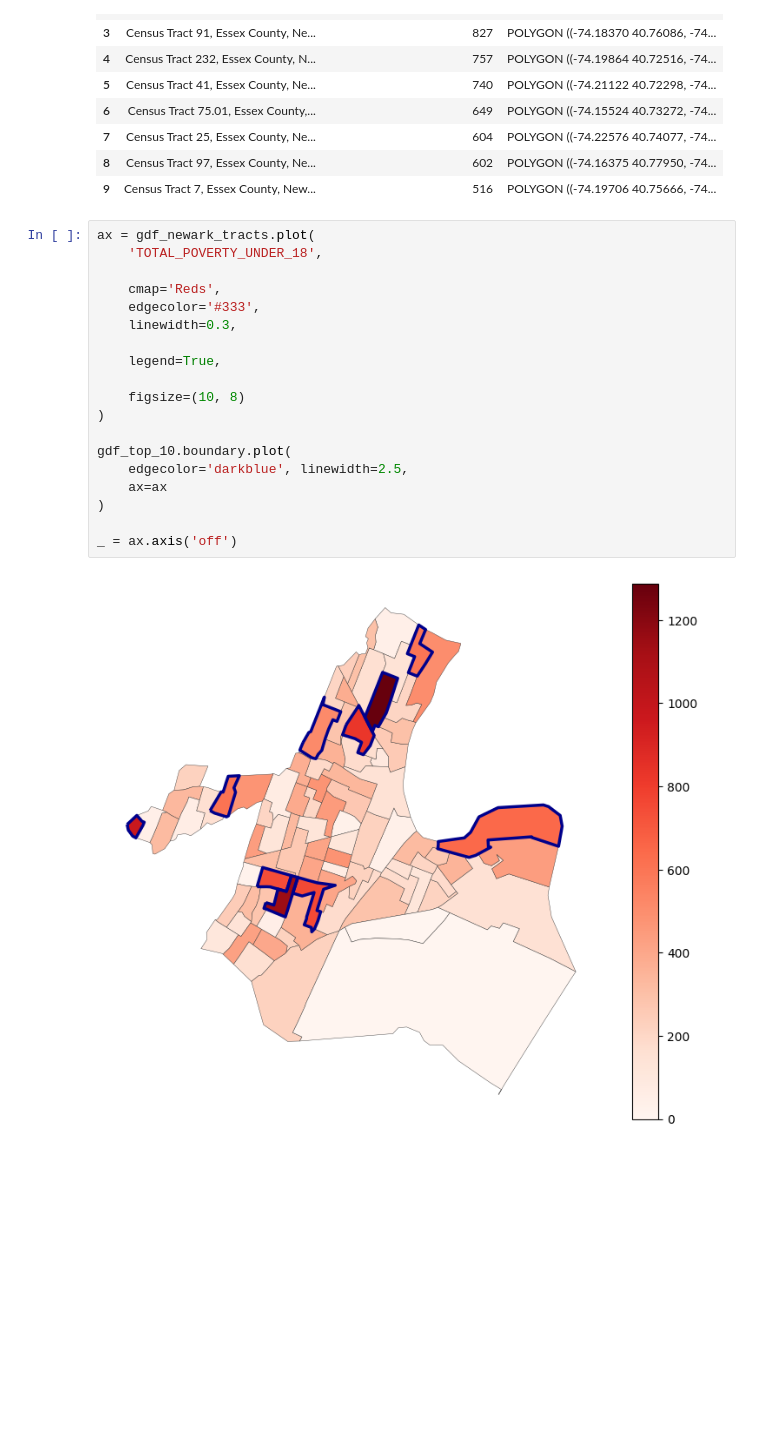
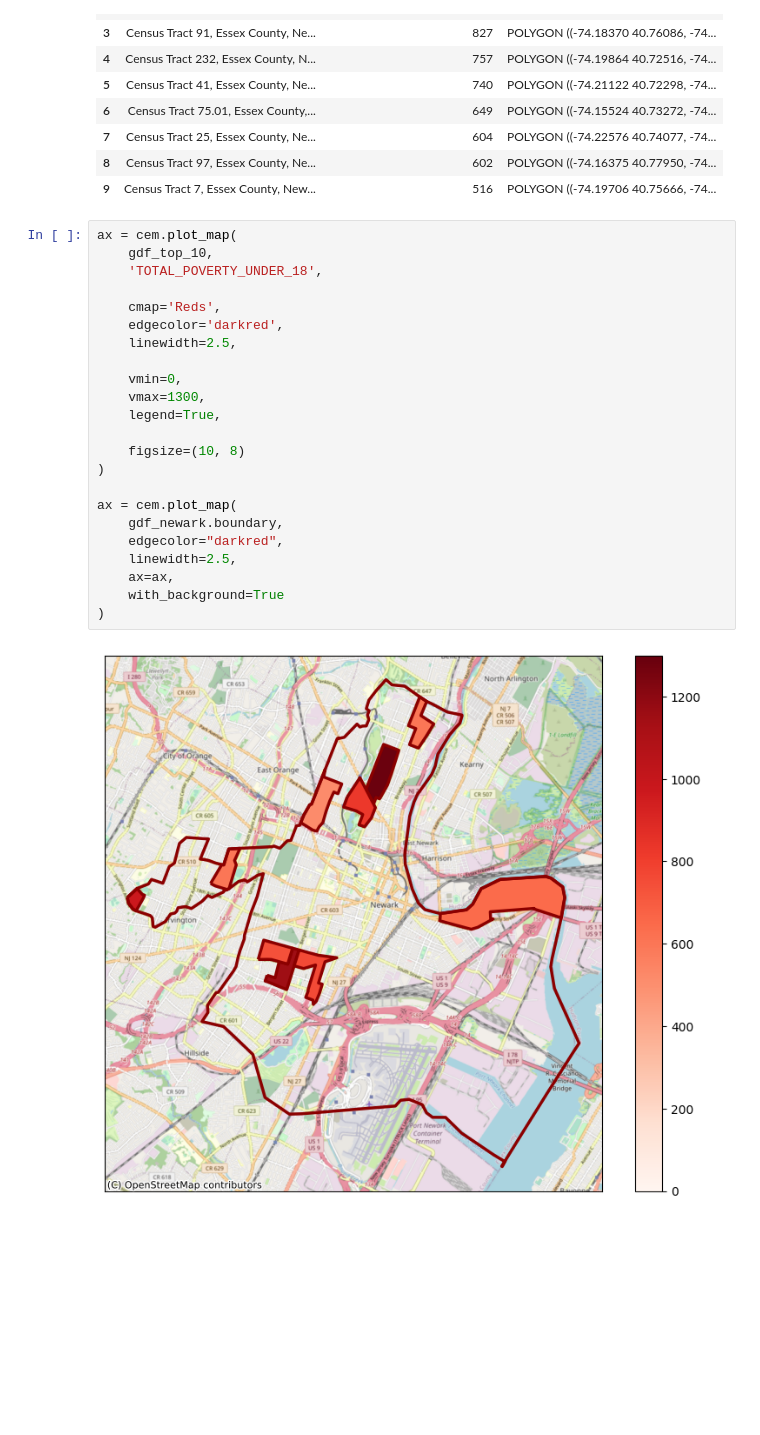
Before and after one commit to vengroff/censusdis-tutorial, a Jupyter notebook: Newark.ipynb, the cells around one changed output. Cells and saved outputs as stored; diff of their text form; blank space fills up the shorter version.

Commit message:
Some comments from the dry run and background Open Street Maps.

```diff
--- a/Newark.ipynb
+++ b/Newark.ipynb
@@ -303,26 +303,30 @@ gdf_top_10
 | 8 | Census Tract 97, Essex County, Ne... | 602 | POLYGON ((-74.16375 40.77950, -74... |
 | 9 | Census Tract 7, Essex County, New... | 516 | POLYGON ((-74.19706 40.75666, -74... |
 # %%
-ax = gdf_newark_tracts.plot(
+ax = cem.plot_map(
+    gdf_top_10,
     'TOTAL_POVERTY_UNDER_18',
 
     cmap='Reds',
-    edgecolor='#333',
-    linewidth=0.3,
+    edgecolor='darkred',
+    linewidth=2.5,
 
+    vmin=0,
+    vmax=1300,
     legend=True,
 
     figsize=(10, 8)
 )
 
-gdf_top_10.boundary.plot(
-    edgecolor='darkblue', linewidth=2.5,
-    ax=ax
+ax = cem.plot_map(
+    gdf_newark.boundary,
+    edgecolor="darkred",
+    linewidth=2.5,
+    ax=ax,
+    with_background=True
 )
-
-_ = ax.axis('off')
 # %% [output]
-[figure, old version]
+[figure, new version]
 # %% [markdown]
 <br/><br/><br/><br/><br/><br/><br/><br/><br/>
 # %% [markdown]
```
Also changed, not shown: parts of 2 cells of this notebook, 4 other files.
